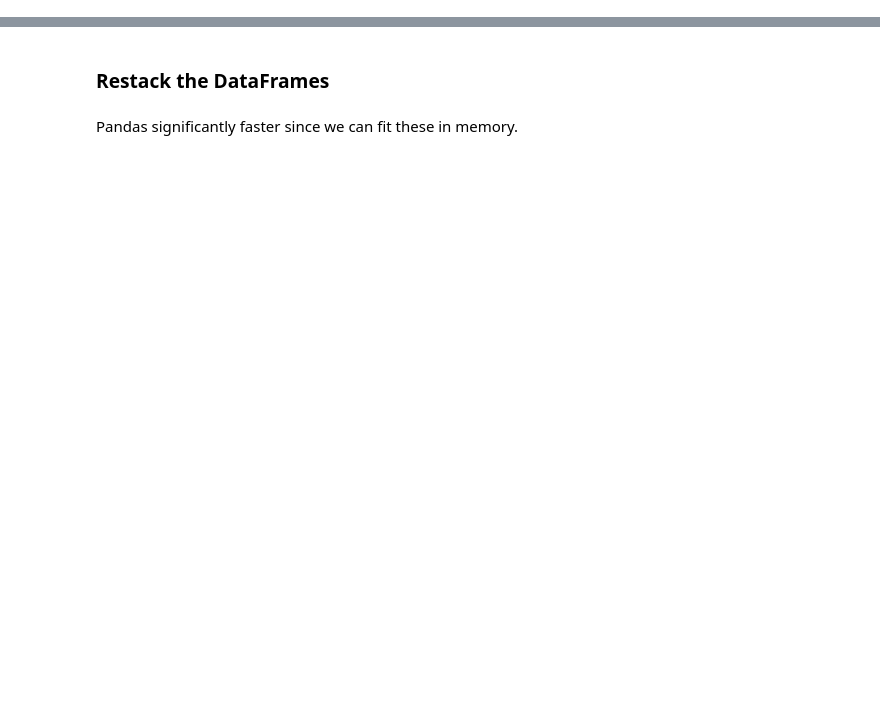
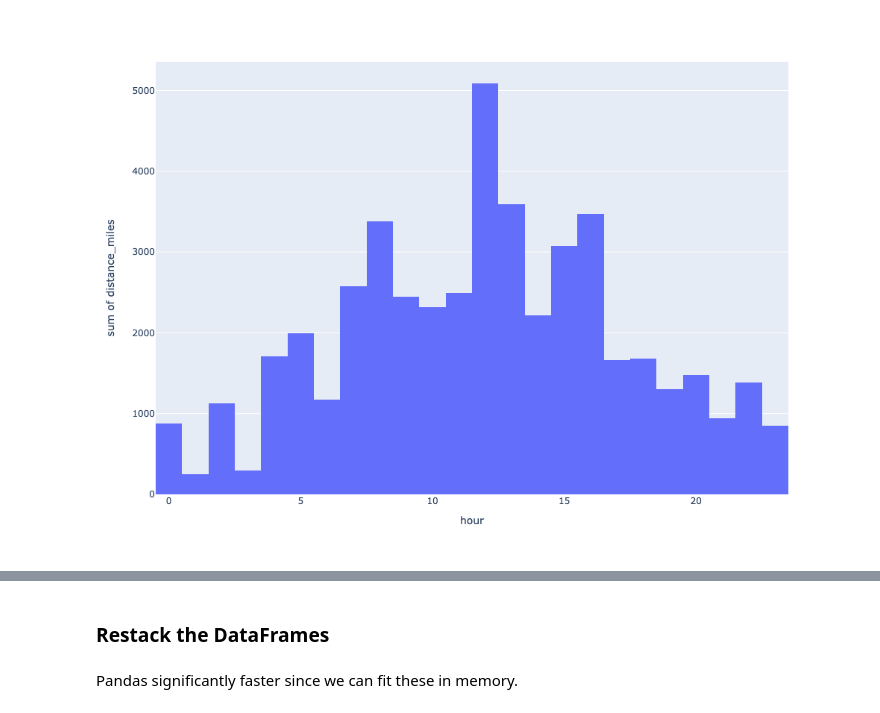
Before and after one commit to rmi-mobility-data-science/replicaEVSE, a Jupyter notebook: notebooks/4_run_simulation.ipynb, the cells around one changed output, grey strips where cells are left out. Saved outputs shown, nothing was run; the diff lists cells and outputs as text; code cells hidden in the pictures; blank space fills up the shorter version.

```diff
--- a/notebooks/4_run_simulation.ipynb
+++ b/notebooks/4_run_simulation.ipynb
@@ -96,0 +117,5 @@ df_list = np.array_split(df, number_of_chunks)
+# %%
+fig=px.histogram(df_heavy_spokane, x="hour", y='distance_miles')
+fig.show()
+# %% [output]
+[figure, added]
```
Also changed, not shown: parts of 32 cells of this notebook, 2 other files.
